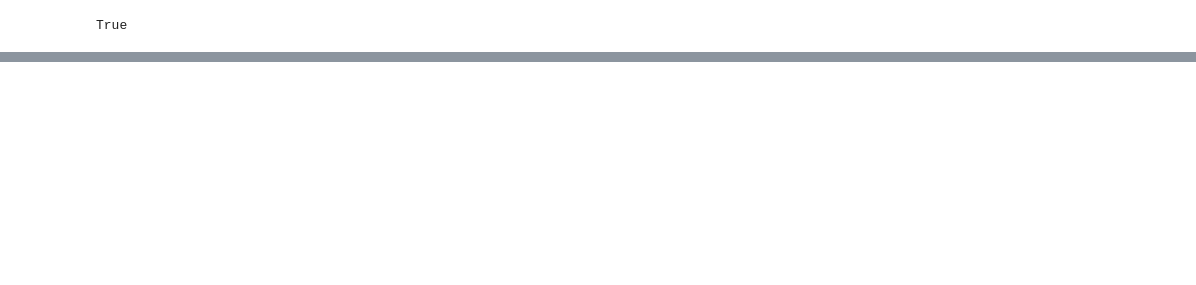
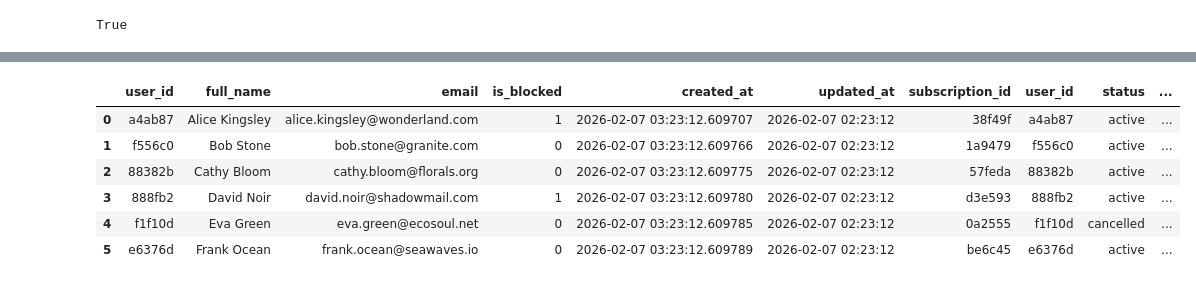
Before and after one commit to tkober/nd901-agentic-ai-with-langchain-and-langgraph-project-3, a Jupyter notebook: starter/03_agentic_app.ipynb, the cells around one changed output, grey strips where cells are left out. Cells and saved outputs as stored; diff of their text form; code cells hidden in the pictures; blank space fills up the shorter version.

```diff
--- a/starter/03_agentic_app.ipynb
+++ b/starter/03_agentic_app.ipynb
@@ -39,14 +39,14 @@ def rollback_databases() -> None:
     shutil.copyfile(udahub_src, udahub_dst)
 
 
-def cultpass_db(table_name: str, where: str = "1=1") -> pd.DataFrame:
+def cultpass_db(query: str) -> pd.DataFrame:
     return pd.read_sql_query(
-        f"SELECT * FROM {table_name} WHERE {where}", con="sqlite:///./data/external/cultpass.db"
+        query, con="sqlite:///./data/external/cultpass.db"
     )
 
 
-def udahub_db(table_name: str, where: str = "1=1") -> pd.DataFrame:
+def udahub_db(query: str) -> pd.DataFrame:
     return pd.read_sql_query(
-        f"SELECT * FROM {table_name} WHERE {where}", con="sqlite:///./data/core/udahub.db"
+        query, con="sqlite:///./data/core/udahub.db"
     )
 # %% [markdown]
@@ -70,0 +154,10 @@ rollback_databases()
+# %%
+cultpass_db("SELECT * FROM users LEFT JOIN subscriptions ON users.user_id = subscriptions.user_id")
+# %% [output]
+|  | user_id | full_name | email | is_blocked | created_at | updated_at | subscription_id | user_id | status | ... |
+| 0 | a4ab87 | Alice Kingsley | alice.kingsley@wonderland.com | 1 | 2026-02-07 03:23:12.609707 | 2026-02-07 02:23:12 | 38f49f | a4ab87 | active | ... |
+| 1 | f556c0 | Bob Stone | bob.stone@granite.com | 0 | 2026-02-07 03:23:12.609766 | 2026-02-07 02:23:12 | 1a9479 | f556c0 | active | ... |
+| 2 | 88382b | Cathy Bloom | cathy.bloom@florals.org | 0 | 2026-02-07 03:23:12.609775 | 2026-02-07 02:23:12 | 57feda | 88382b | active | ... |
+| 3 | 888fb2 | David Noir | david.noir@shadowmail.com | 1 | 2026-02-07 03:23:12.609780 | 2026-02-07 02:23:12 | d3e593 | 888fb2 | active | ... |
+| 4 | f1f10d | Eva Green | eva.green@ecosoul.net | 0 | 2026-02-07 03:23:12.609785 | 2026-02-07 02:23:12 | 0a2555 | f1f10d | cancelled | ... |
+| 5 | e6376d | Frank Ocean | frank.ocean@seawaves.io | 0 | 2026-02-07 03:23:12.609789 | 2026-02-07 02:23:12 | be6c45 | e6376d | active | ... |
```
Also changed, not shown: parts of 30 cells of this notebook.
